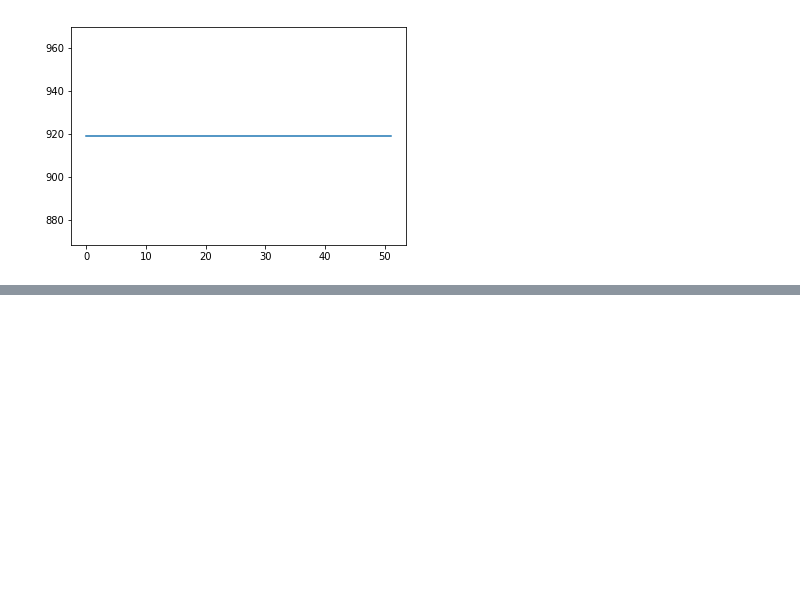
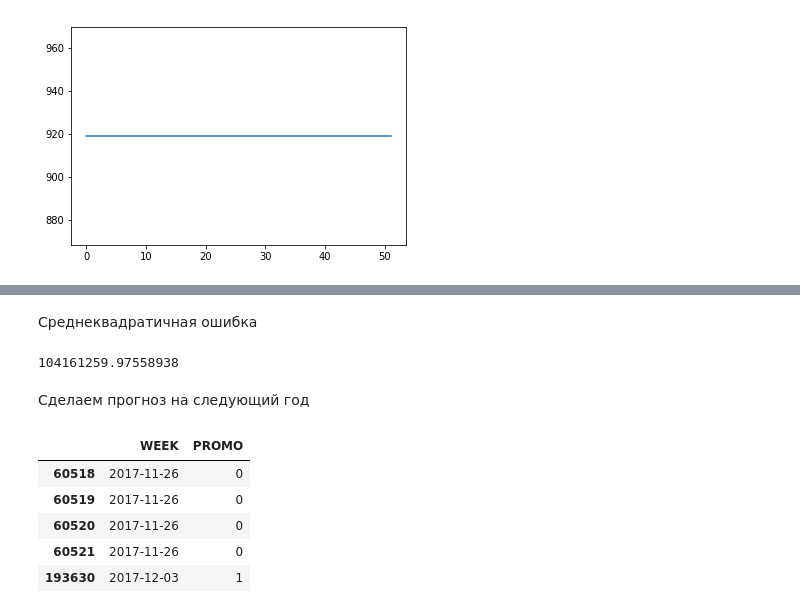
Before and after one commit to antonlagunov1623/ITechArt_lab, a Jupyter notebook: task1.ipynb, the cells around one changed output, grey strips where cells are left out. Saved outputs shown, nothing was run; the diff lists cells and outputs as text; code cells hidden in the pictures; blank space fills up the shorter version.

```diff
--- a/task1.ipynb
+++ b/task1.ipynb
@@ -1242,0 +1268,21 @@ plt.plot(prediction);
+# %% [markdown]
+Среднеквадратичная ошибка
+# %%
+mean_squared_error(np.asarray(y_test), prediction)
+# %% [output]
+104161259.97558938
+# %% [markdown]
+Сделаем прогноз на следующий год
+# %%
+take_home1_fut = future[future['PLN']=='40000418923']
+# %%
+take_home1_fut.drop(['SEG', 'PLN'], axis=1, inplace=True)
+# %%
+take_home1_fut.head()
+# %% [output]
+|  | WEEK | PROMO |
+| 60518 | 2017-11-26 | 0 |
+| 60519 | 2017-11-26 | 0 |
+| 60520 | 2017-11-26 | 0 |
+| 60521 | 2017-11-26 | 0 |
+| 193630 | 2017-12-03 | 1 |
```
Also changed, not shown: parts of 130 cells of this notebook.
